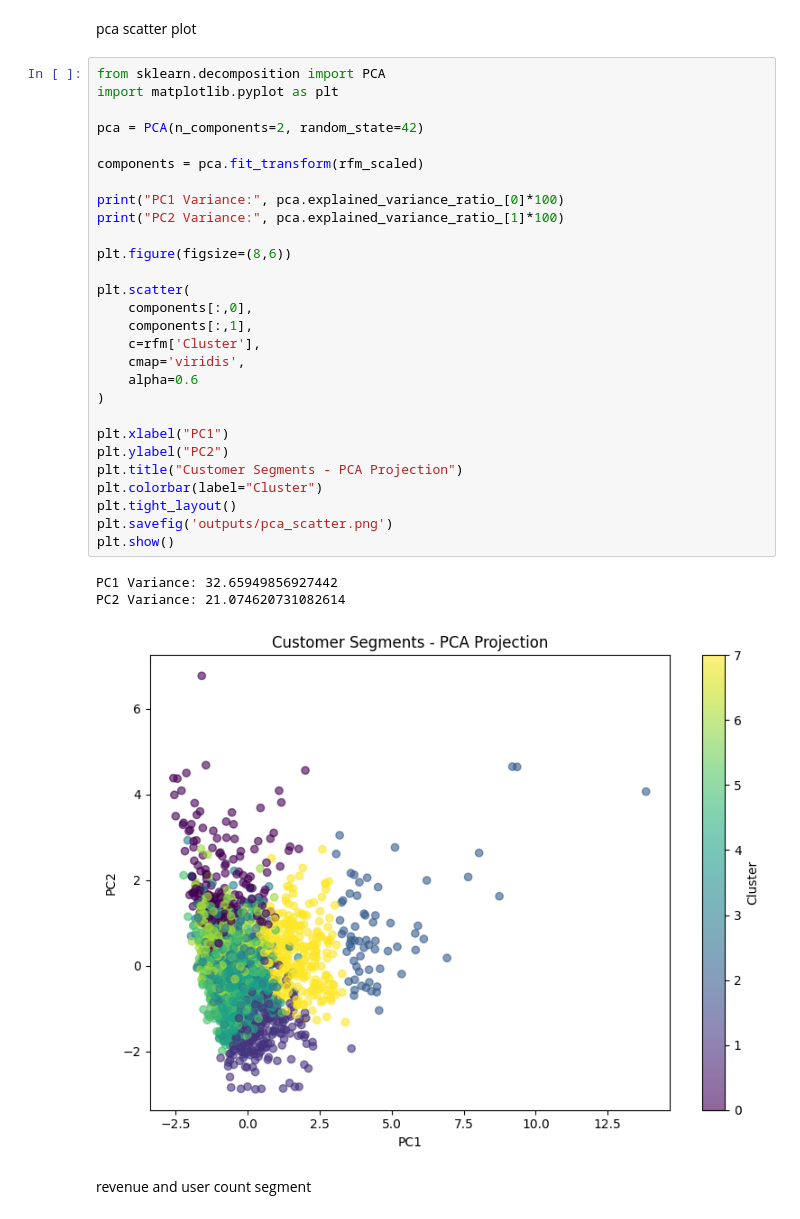
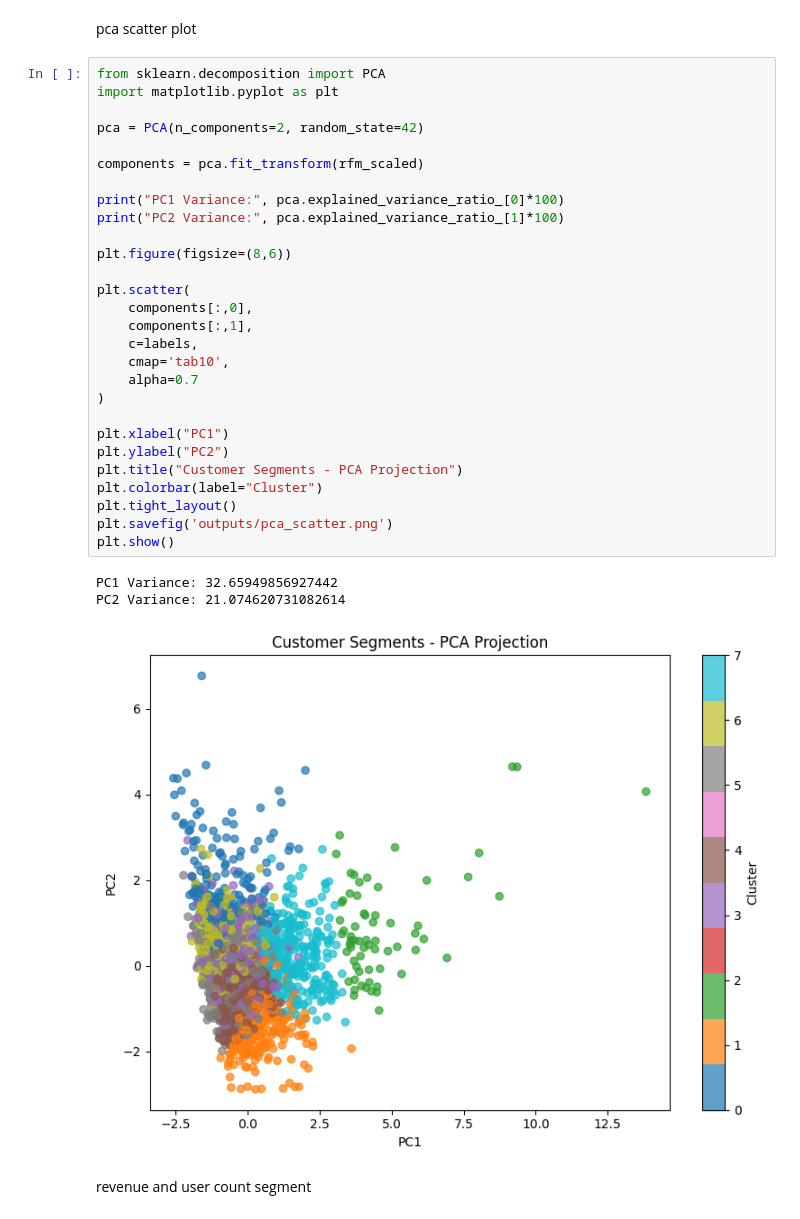
Before and after one commit to preethitamilselvi06-glitch/python-program, a Jupyter notebook: notebooks/week3.ipynb, the cells around one changed output. Cells and saved outputs as stored; diff of their text form.

```diff
--- a/notebooks/week3.ipynb
+++ b/notebooks/week3.ipynb
@@ -203,35 +203,35 @@ pca scatter plot
 # %%
 from sklearn.decomposition import PCA
 import matplotlib.pyplot as plt
 
 pca = PCA(n_components=2, random_state=42)
 
 components = pca.fit_transform(rfm_scaled)
 
 print("PC1 Variance:", pca.explained_variance_ratio_[0]*100)
 print("PC2 Variance:", pca.explained_variance_ratio_[1]*100)
 
 plt.figure(figsize=(8,6))
 
 plt.scatter(
     components[:,0],
     components[:,1],
-    c=rfm['Cluster'],
-    cmap='viridis',
-    alpha=0.6
+    c=labels,
+    cmap='tab10',
+    alpha=0.7
 )
 
 plt.xlabel("PC1")
 plt.ylabel("PC2")
 plt.title("Customer Segments - PCA Projection")
 plt.colorbar(label="Cluster")
 plt.tight_layout()
 plt.savefig('outputs/pca_scatter.png')
 plt.show()
 # %% [output]
 PC1 Variance: 32.65949856927442
 PC2 Variance: 21.074620731082614
-[figure, old version]
+[figure, new version]
 # %% [markdown]
 revenue and user count segment
 # %%
```
Also changed, not shown: 1 other file.
